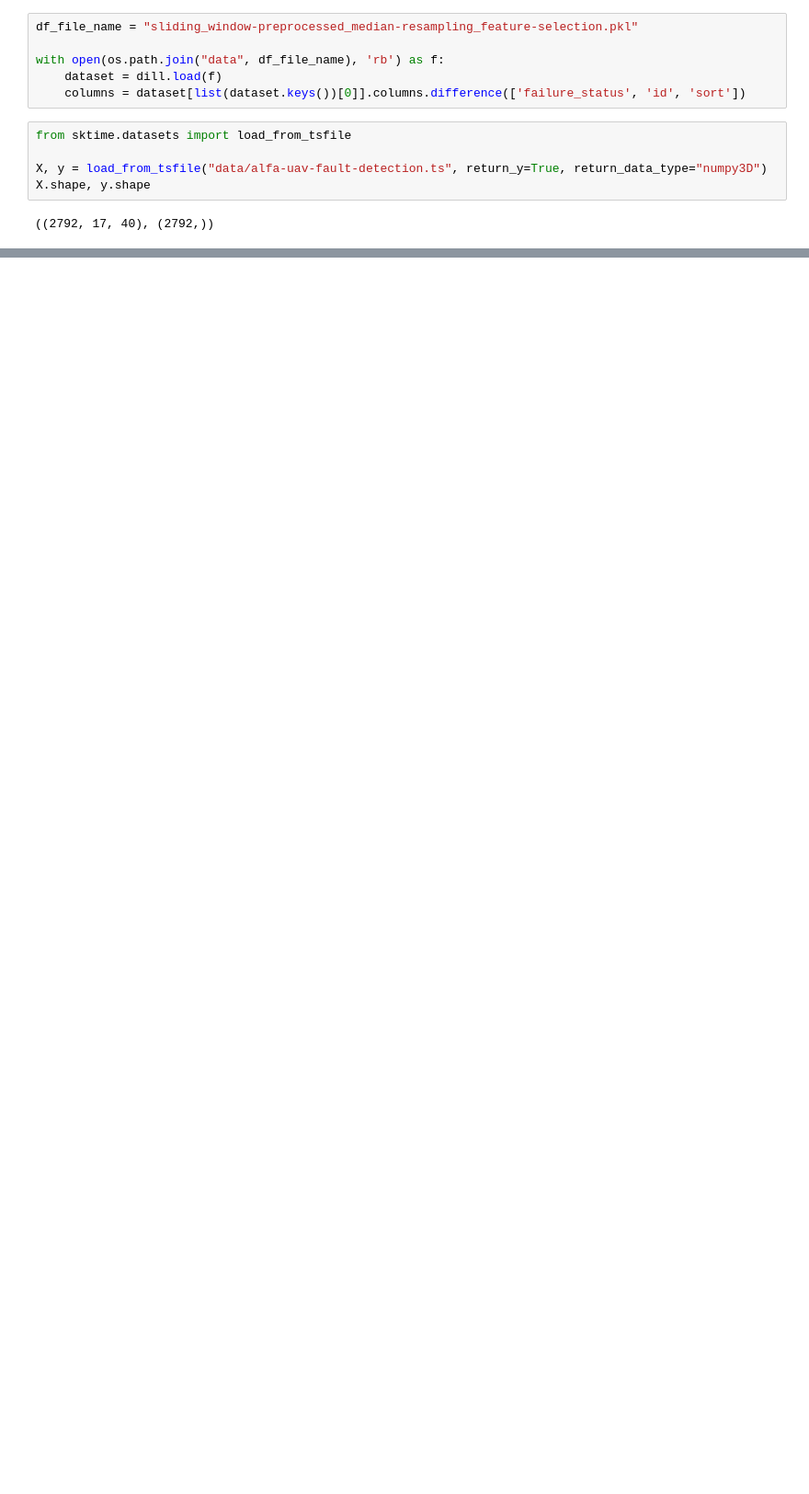
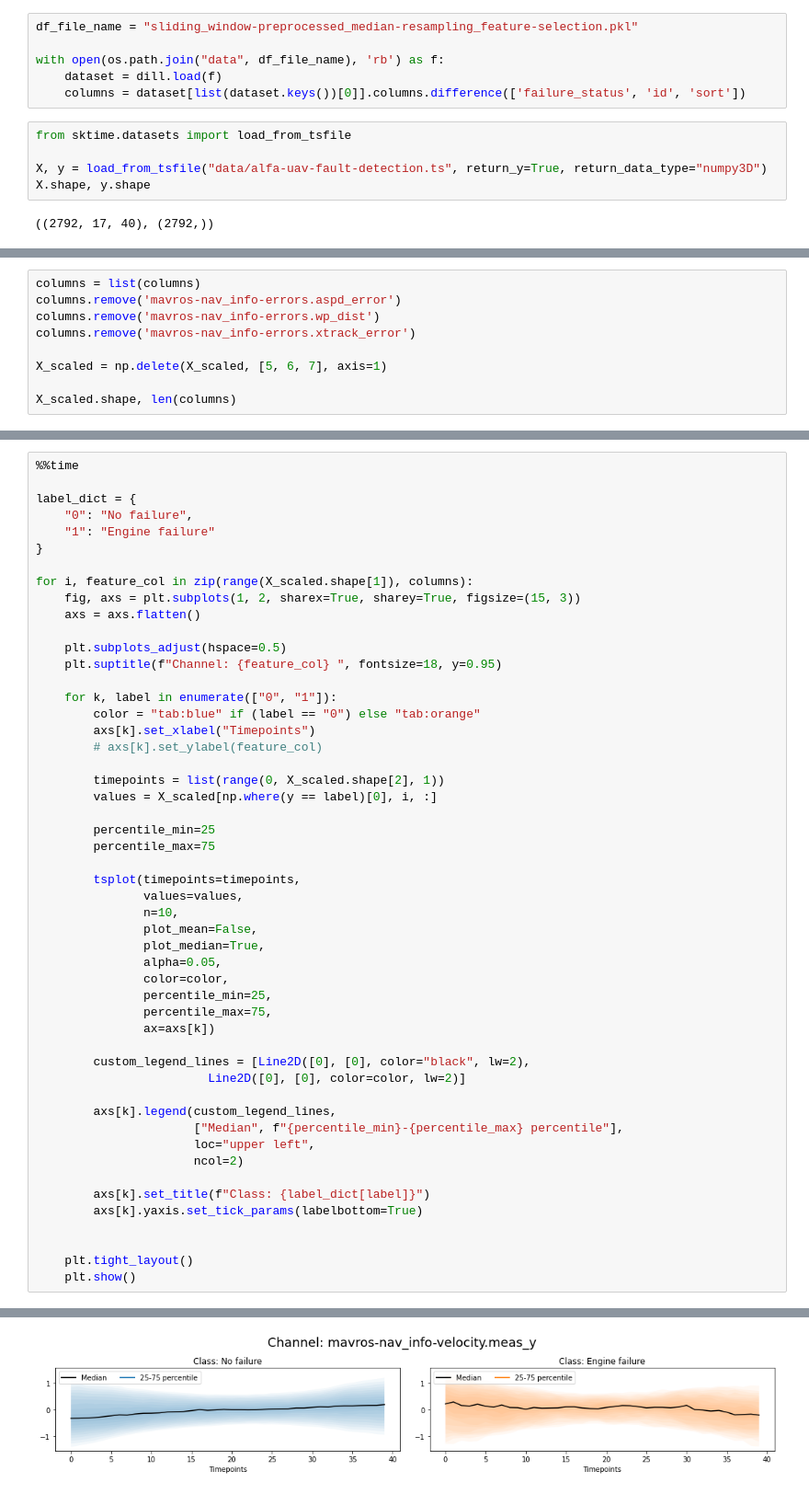
Before and after one commit to shamilnabiyev/alfa-uav-fault-detection, a Jupyter notebook: data-processing-sliding-window.ipynb, the cells around one changed output, grey strips where cells are left out. Shown at 92% size. Saved outputs shown, nothing was run; the diff lists cells and outputs as text; blank space fills up the shorter version.

```diff
--- a/data-processing-sliding-window.ipynb
+++ b/data-processing-sliding-window.ipynb
@@ -407,0 +434,9 @@ for i, feature_col in zip(range(X_scaled.shape[1]), columns):
+# %%
+columns = list(columns)
+columns.remove('mavros-nav_info-errors.aspd_error')
+columns.remove('mavros-nav_info-errors.wp_dist')
+columns.remove('mavros-nav_info-errors.xtrack_error')
+
+X_scaled = np.delete(X_scaled, [5, 6, 7], axis=1)
+
+X_scaled.shape, len(columns)
@@ -407,0 +445,52 @@ for i, feature_col in zip(range(X_scaled.shape[1]), columns):
+# %%
+%%time
+
+label_dict = {
+    "0": "No failure",
+    "1": "Engine failure"
+}
+
+for i, feature_col in zip(range(X_scaled.shape[1]), columns):
+    fig, axs = plt.subplots(1, 2, sharex=True, sharey=True, figsize=(15, 3))
+    axs = axs.flatten()
+
+    plt.subplots_adjust(hspace=0.5)
+    plt.suptitle(f"Channel: {feature_col} ", fontsize=18, y=0.95)
+
+    for k, label in enumerate(["0", "1"]):
+        color = "tab:blue" if (label == "0") else "tab:orange"
+        axs[k].set_xlabel("Timepoints")
+        # axs[k].set_ylabel(feature_col)
+
+        timepoints = list(range(0, X_scaled.shape[2], 1))
+        values = X_scaled[np.where(y == label)[0], i, :]
+
+        percentile_min=25
+        percentile_max=75
+
+        tsplot(timepoints=timepoints,
+               values=values,
+               n=10,
+               plot_mean=False,
+               plot_median=True,
+               alpha=0.05,
+               color=color,
+               percentile_min=25,
+               percentile_max=75,
+               ax=axs[k])
+
+        custom_legend_lines = [Line2D([0], [0], color="black", lw=2),
+                        Line2D([0], [0], color=color, lw=2)]
+
+        axs[k].legend(custom_legend_lines,
+                      ["Median", f"{percentile_min}-{percentile_max} percentile"],
+                      loc="upper left",
+                      ncol=2)
+
+        axs[k].set_title(f"Class: {label_dict[label]}")
+        axs[k].yaxis.set_tick_params(labelbottom=True)
+
+
+    plt.tight_layout()
+    plt.show()
+# %% [output]
@@ -407,0 +504 @@ for i, feature_col in zip(range(X_scaled.shape[1]), columns):
+[figure, added]
```
Also changed, not shown: parts of 8 cells of this notebook.
